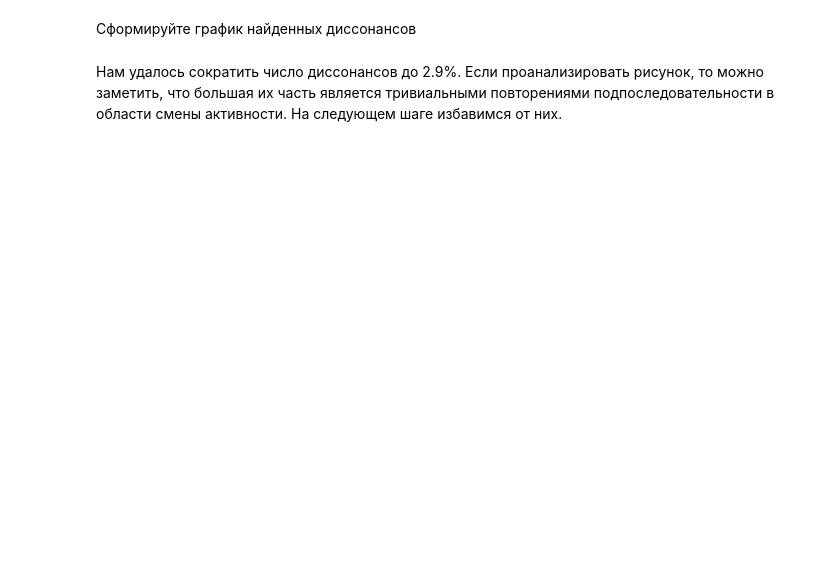
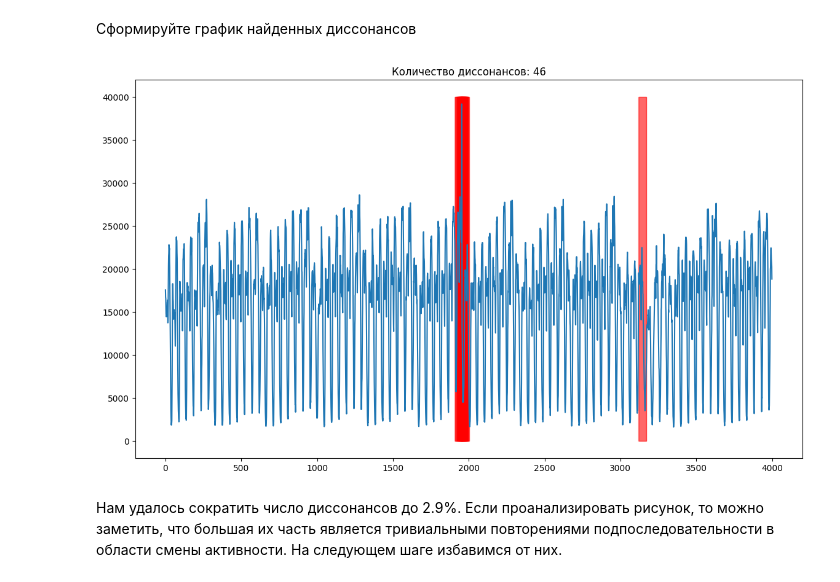
Before and after one commit to konstaya/2024-Kuznetcova-TimeSeriesCourse, a Jupyter notebook: practice/03 Discords/03 Discords.ipynb, the cells around one changed output. Saved outputs shown, nothing was run; the diff lists cells and outputs as text; code cells hidden in the pictures; blank space fills up the shorter version.

```diff
--- a/practice/03 Discords/03 Discords.ipynb
+++ b/practice/03 Discords/03 Discords.ipynb
@@ -272,6 +338,12 @@ len(cands)/len(data)*100
 Сформируйте график найденных диссонансов
 # %%
 # INSERT YOUR CODE
+fig, ax = plt.subplots(1, 1, figsize=(14, 8))
+
+get_plot2(data, ax, cands, fill_color='lightsteelblue',
+                title='Количество диссонансов: ' + str(len(cands)))
+# %% [output]
+[figure, added]
 # %% [markdown]
 Нам удалось сократить число диссонансов до 2.9%. Если проанализировать рисунок, то можно заметить, что большая их часть является тривиальными повторениями подпоследовательности в области смены активности. На следующем шаге избавимся от них.
 # %%
```
Also changed, not shown: parts of 12 cells of this notebook.
